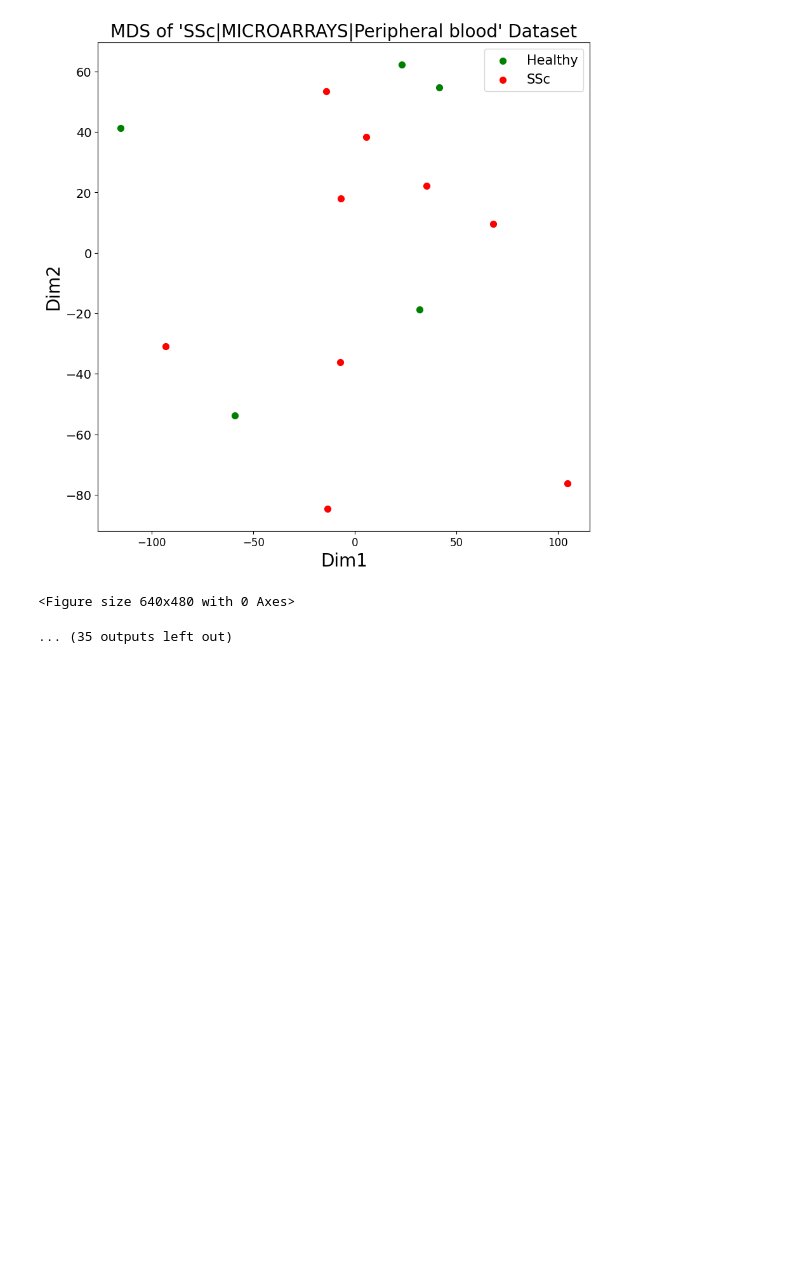
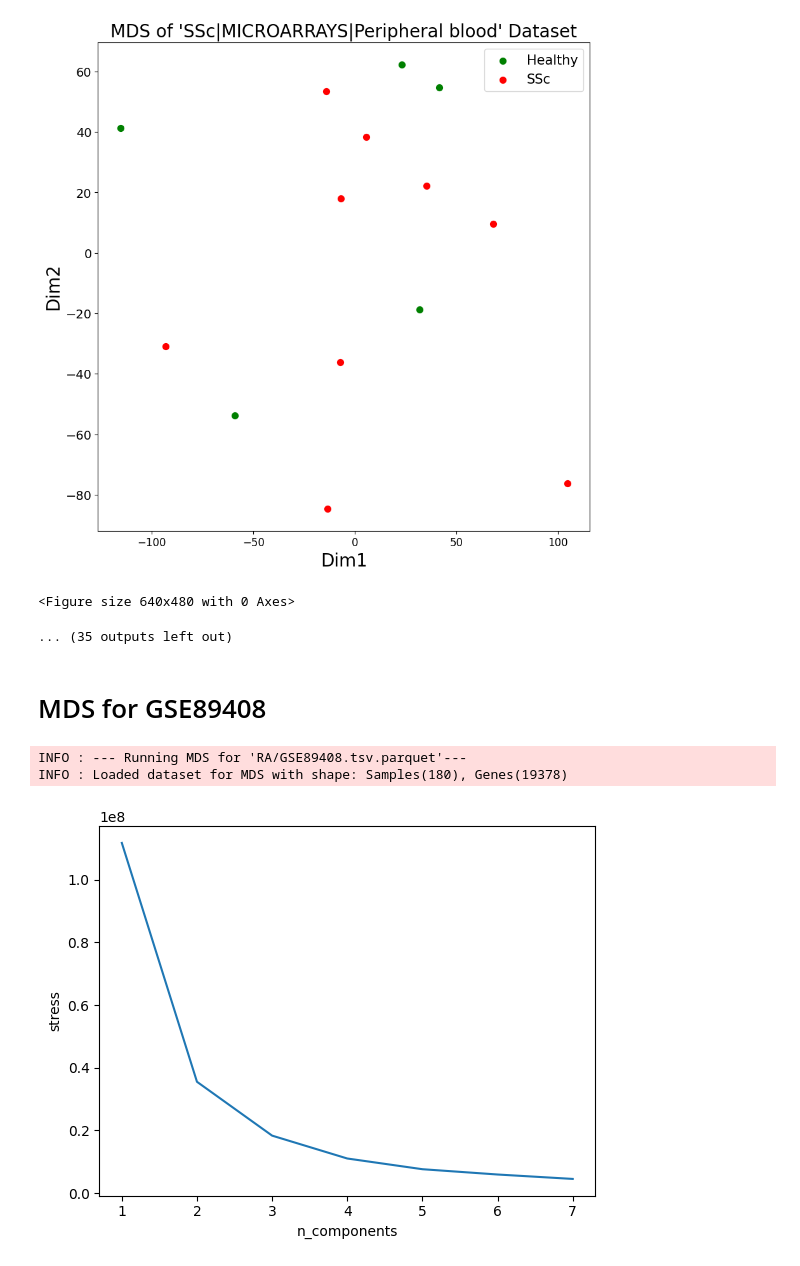
Before and after one commit to thelgis/applied-bioinformatics-thesis, a Jupyter notebook: notebooks/4_Initial_MDS.ipynb, the cells around one changed output. Saved outputs shown, nothing was run; the diff lists cells and outputs as text; code cells hidden in the pictures; blank space fills up the shorter version.

```diff
--- a/notebooks/4_Initial_MDS.ipynb
+++ b/notebooks/4_Initial_MDS.ipynb
@@ -140,3 +140,17 @@ INFO : MDS Stress: 74310.85540129192
 [figure]
 <Figure size 640x480 with 0 Axes>
 ... (35 outputs left out)
+# %% [markdown]
+# MDS for GSE89408
+# %%
+mds_gse89408 = MdsHelper(
+    FileDataLoader(Condition.RA, file_name="GSE89408.tsv.parquet"),
+    files_path,
+    metadata_path,
+    datasets_info_path
+)
+mds_gse89408.draw_components_stress_plot()
+# %% [output]
+INFO : --- Running MDS for 'RA/GSE89408.tsv.parquet'---
+INFO : Loaded dataset for MDS with shape: Samples(180), Genes(19378)
+[figure, added]
```
Also changed, not shown: parts of 2 cells of this notebook.
